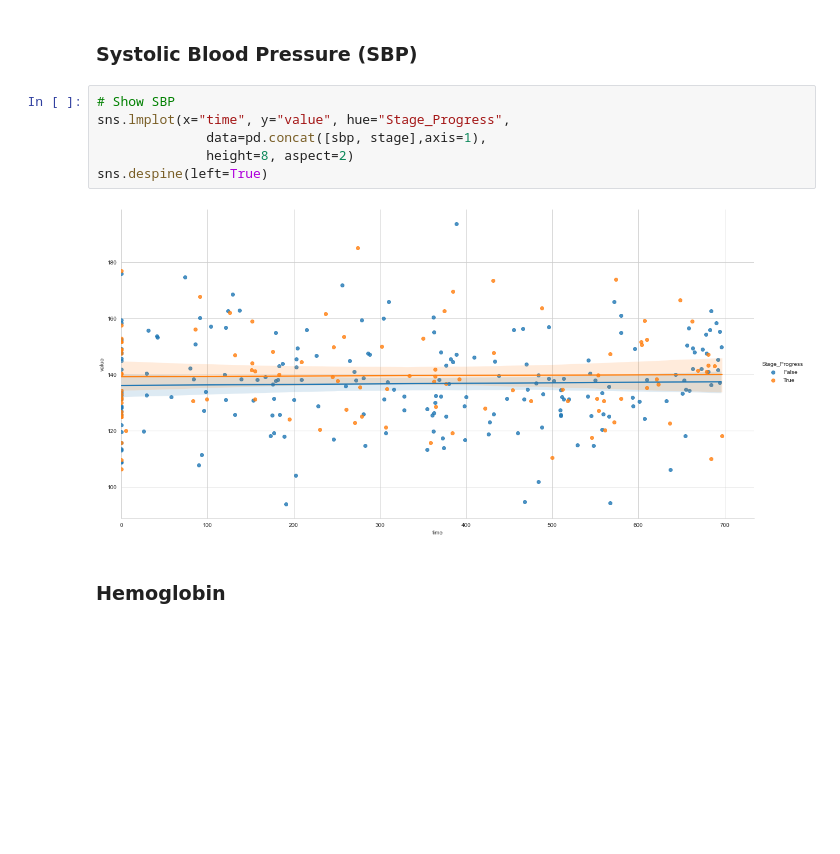
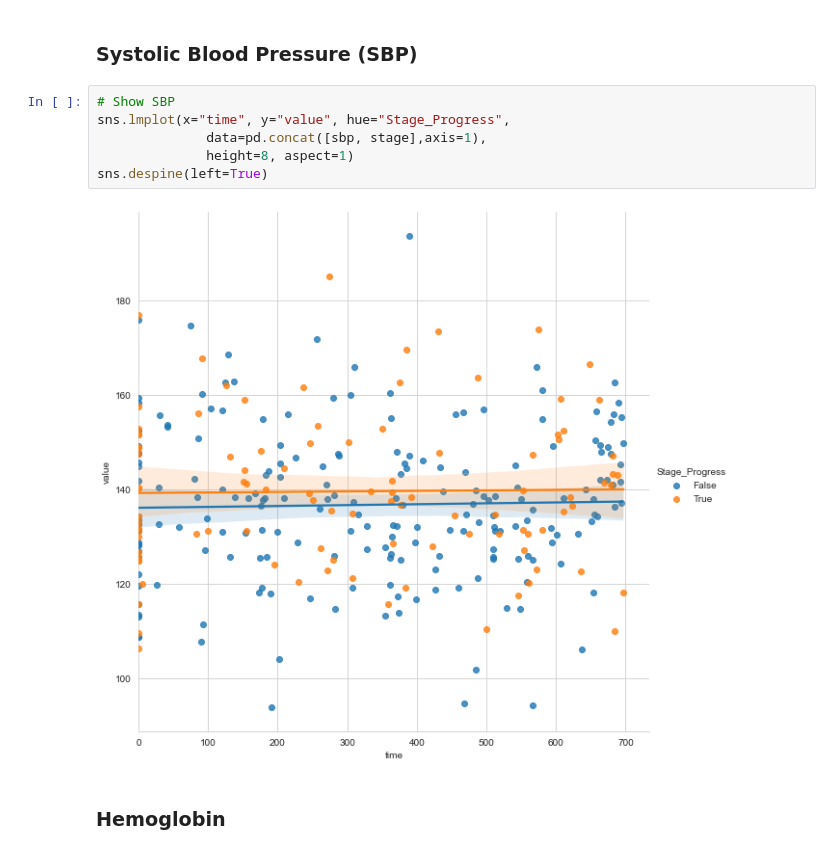
Before and after one commit to migueLib/ckd, a Jupyter notebook: notebooks/data_exploration.ipynb, the cells around one changed output. Cells and saved outputs as stored; diff of their text form; blank space fills up the shorter version.

```diff
--- a/notebooks/data_exploration.ipynb
+++ b/notebooks/data_exploration.ipynb
@@ -205,11 +192,11 @@ sns.despine(left=True)
 # %%
 # Show SBP
 sns.lmplot(x="time", y="value", hue="Stage_Progress",
               data=pd.concat([sbp, stage],axis=1),
-              height=8, aspect=2)
+              height=8, aspect=1)
 sns.despine(left=True)
 # %% [output]
-[figure, old version]
+[figure, new version]
 # %% [markdown]
 ### Hemoglobin
 # %%
```
Also changed, not shown: parts of 8 cells of this notebook.
